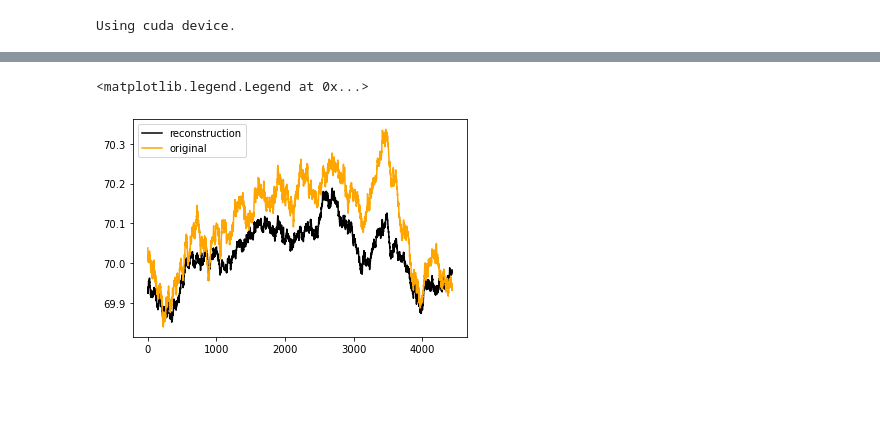
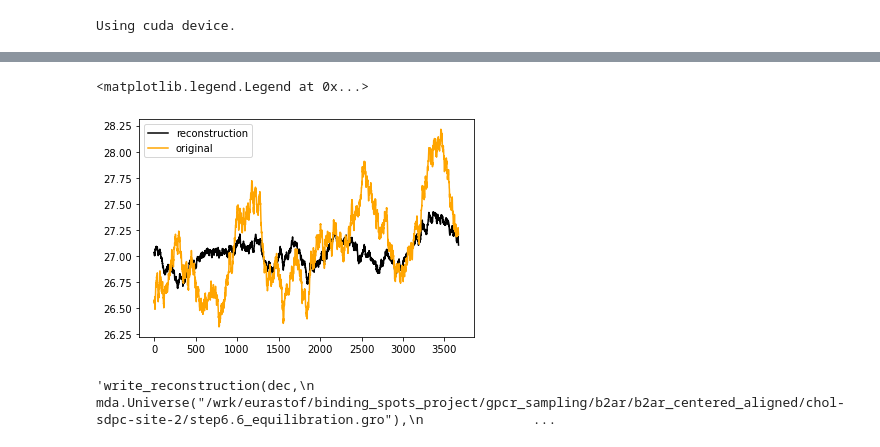
Before and after one commit to molecularmachinist/somethingwithflow, a Jupyter notebook: autoencoder.ipynb, the cells around one changed output, grey strips where cells are left out. Cells and saved outputs as stored; diff of their text form; code cells hidden in the pictures; blank space fills up the shorter version.

Commit message:
autoencoder tests

```diff
--- a/autoencoder.ipynb
+++ b/autoencoder.ipynb
@@ -118,13 +123,14 @@ trainX, testX = train_test_split(X, 0.25)
 # %%
 # Define dimensions
-enc_shape = 3
+enc_shape = 2
 inc_shape = X.shape[1]
+middle_shape = 4
 # %%
 # Define model and params
-encoder = Autoencoder(in_shape=inc_shape, enc_shape=enc_shape).double().to(device)
-error = nn.L1Loss()
+encoder = Autoencoder(in_shape=inc_shape, enc_shape=enc_shape, middle_shape=middle_shape).double().to(device)
+error = nn.MSELoss()
 optimizer = optim.Adam(encoder.parameters(), lr=1e-3)
 # %%
 # Train encoder
-train(encoder, error, optimizer, 10, 32, trainX, plot=True)
+train(encoder, error, optimizer, 50, 128, trainX, plot=False)
 # %% [output]
@@ -152,0 +166,5 @@ Error on test set: 1.7684028959193199
+# %%
+scaled_back_X = scaler.inverse_transform(testX.cpu())
+scaled_back_dec = scaler.inverse_transform(dec)
+scaled_back_error = np.mean((scaled_back_dec - scaled_back_X)**2)
+print(scaled_back_error)
@@ -153,13 +179,33 @@ Error on test set: 1.7684028959193199
 # %%
 # Plotting running means of atom positions for reconstruction and original
-n = 20
-conv = 500
-w = np.convolve(dec[:,n], np.ones(conv)/conv, mode='valid')
-q = np.convolve(testX.cpu().detach().numpy()[:,n], np.ones(conv)/conv, mode='valid')
+n = 0
+conv = 333
+w = np.convolve(scaled_back_dec[:,n], np.ones(conv)/conv, mode='valid')
+q = np.convolve(scaled_back_X[:,n], np.ones(conv)/conv, mode='valid')
 
 plt.plot(w, color='k', label="reconstruction")
 plt.plot(q, color='orange', label="original")
 plt.legend()
 # %% [output]
 <matplotlib.legend.Legend at 0x...>
-[figure, old version]
+[figure, new version]
+# %%
+
+def write_reconstruction(reconst_arr, universe, filename):
+
+    atoms = universe.select_atoms("name CA")
+    atoms.write(f"{filename}.gro")
+    with mda.Writer(f"{filename}.xtc", atoms.n_atoms) as W:
+        for ts in range(reconst_arr.shape[0]):
+            pos = reconst_arr[ts,:].reshape(311,3)
+            atoms.positions = pos
+            W.write(atoms)
+
+
+
+
+"""write_reconstruction(dec,
+                     mda.Universe("/wrk/eurastof/binding_spots_project/gpcr_sampling/b2ar/b2ar_centered_aligned/chol-sdpc-site-2/step6.6_equilibration.gro"),
+                     "./reconst")"""
+# %% [output]
+'write_reconstruction(dec,\n                     mda.Universe("/wrk/eurastof/binding_spots_project/gpcr_sampling/b2ar/b2ar_centered_aligned/chol-sdpc-site-2/step6.6_equilibration.gro"),\n              ...
```
Also changed, not shown: parts of 12 cells of this notebook, 3 other files.
